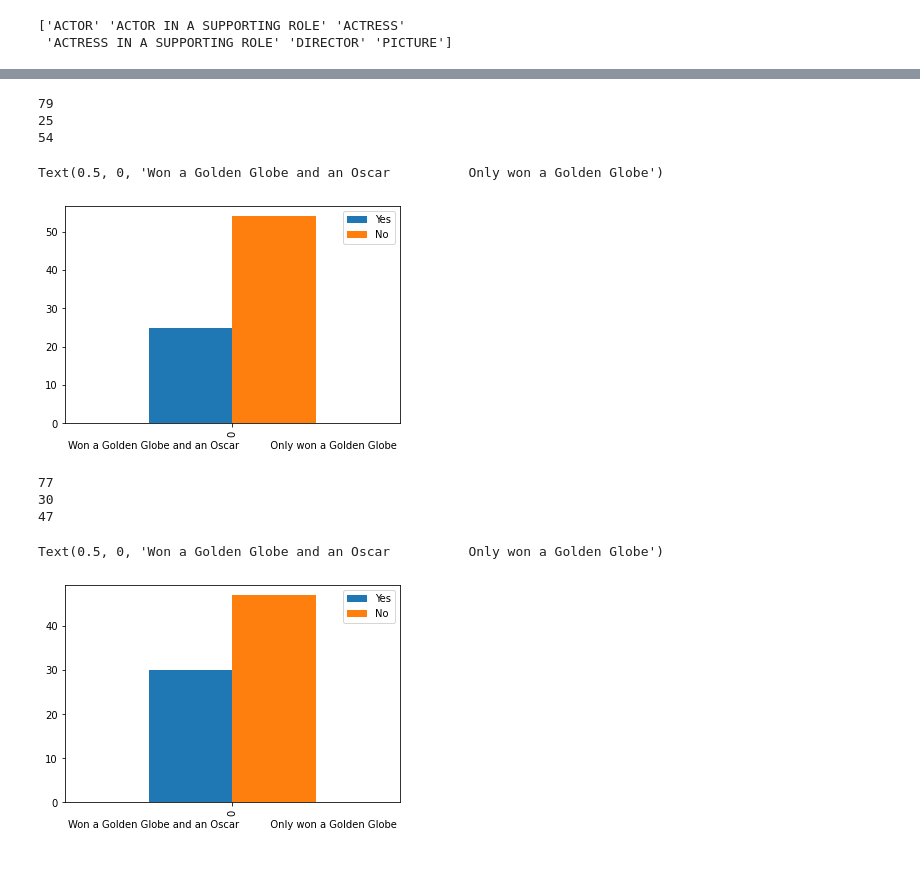
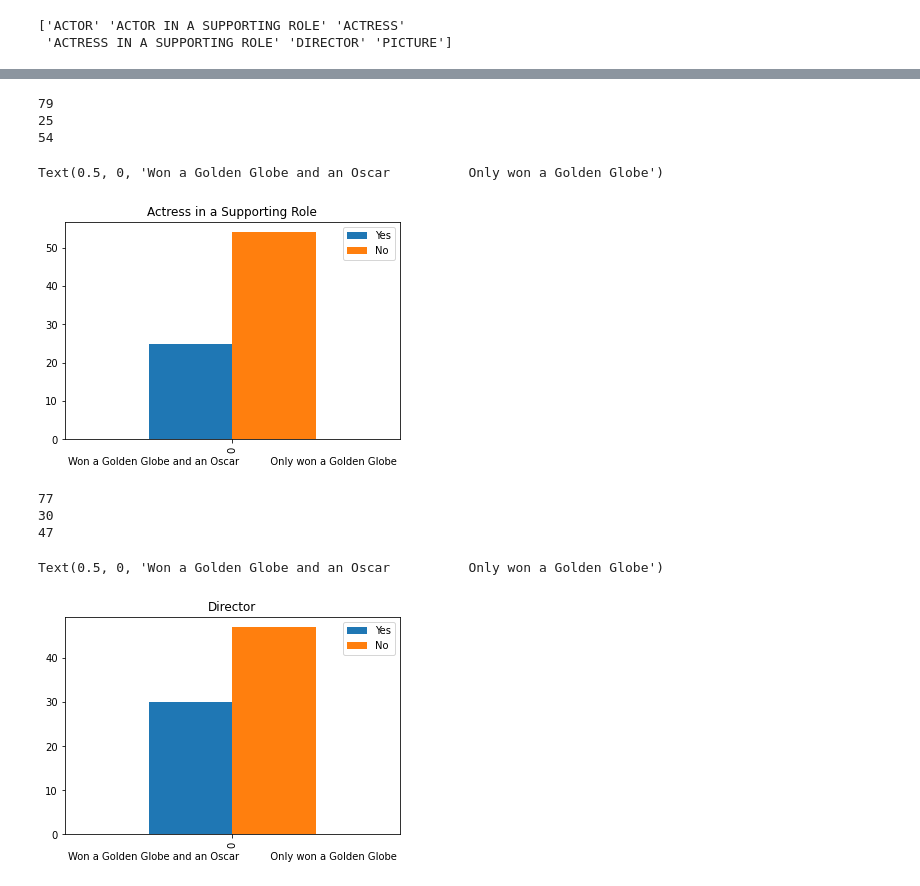
Before and after one commit to ReneTruuts/IDS_C19, a Jupyter notebook: Untitled.ipynb, the cells around one changed output, grey strips where cells are left out. Saved outputs shown, nothing was run; the diff lists cells and outputs as text; code cells hidden in the pictures.

```diff
--- a/Untitled.ipynb
+++ b/Untitled.ipynb
@@ -262,35 +262,35 @@ globesSupportingActress = globesSupportingActress[globesSupportingActress['Categ
 oscarsSupportingActressSet = {'Film year Oscars': oscars['year_film'], 'Award year Oscars': oscars['year_ceremony'],
                   'Category': oscars['category'], 'Name Oscars': oscars['name'], 'Film Oscars': oscars['film'],
                   'win Oscars': oscars['winner']}
 #Based on the newly created set, we create a new dataframe.
 oscarsSupportingActress = pd.DataFrame(oscarsSupportingActressSet)
 #In the new dataframe, we only use the rows, where the category is 'ACTRESS IN A SUPPORTING ROLE'
 oscarsSupportingActress = oscarsSupportingActress[oscarsSupportingActress['Category']=="ACTRESS IN A SUPPORTING ROLE"]
 #Created copies of the datasets to not mess up any already made work, but now I'm too scared to change anything.
 testdf1 = oscarsSupportingActress.copy()
 testdf = globesSupportingActress.copy()
 #testdf2 is a dataframe in which we merged the dataframe copies we made before
 testdf2=testdf.merge(testdf1,left_on="Film year Globes",right_on="Film year Oscars")
 #Here we made a new column 'Won both', in which it says 'Yes' if the actor has won both awards for this particular movie, or 'NaN' if she hasn't
 testdf.loc[(testdf2['Award year Globes'].values == testdf2['Award year Oscars'].values) & (testdf2['Name Globes'].values == testdf2['Name Oscars'].values) & (testdf2['Film Globes'].values == testdf2['Film Oscars'].values), 'Won both'] = 'Yes'
 
 
 testdf.loc[testdf['Won both'] == 'Yes']
 numberOfYesActor = testdf[testdf['Won both']=='Yes'].count()['Won both']
 numberOfNoActor = (testdf.count()['Film year Globes']) - numberOfYesActor
 print(testdf.count()['Film year Globes'])
 print(numberOfYesActor)
 print(numberOfNoActor)
 data = [{'Yes': testdf[testdf['Won both']=='Yes'].count()['Won both'],'No': (testdf.count()['Film year Globes']) - numberOfYesActor}]
 df = pd.DataFrame(data)
 df
-df.plot.bar().set_xlabel("Won a Golden Globe and an Oscar          Only won a Golden Globe")
+df.plot.bar(title='Actress in a Supporting Role').set_xlabel("Won a Golden Globe and an Oscar          Only won a Golden Globe")
 # %% [output]
 79
 25
 54
 Text(0.5, 0, 'Won a Golden Globe and an Oscar          Only won a Golden Globe')
-[figure, old version]
+[figure, new version]
 # %%
 #We will compare the award ceremony results by category.
 #Globes vs Oscars comparison: Director
@@ -331,13 +331,13 @@ print(numberOfNoActor)
 data = [{'Yes': testdf[testdf['Won both']=='Yes'].count()['Won both'],'No': (testdf.count()['Film year Globes']) - numberOfYesActor}]
 df = pd.DataFrame(data)
 df
-df.plot.bar().set_xlabel("Won a Golden Globe and an Oscar          Only won a Golden Globe")
+df.plot.bar(title='Director').set_xlabel("Won a Golden Globe and an Oscar          Only won a Golden Globe")
 # %% [output]
 77
 30
 47
 Text(0.5, 0, 'Won a Golden Globe and an Oscar          Only won a Golden Globe')
-[figure, old version]
+[figure, new version]
 # %%
 #We will compare the award ceremony results by category.
 #Globes vs Oscars comparison: Picture
```
Also changed, not shown: parts of 4 cells of this notebook.
